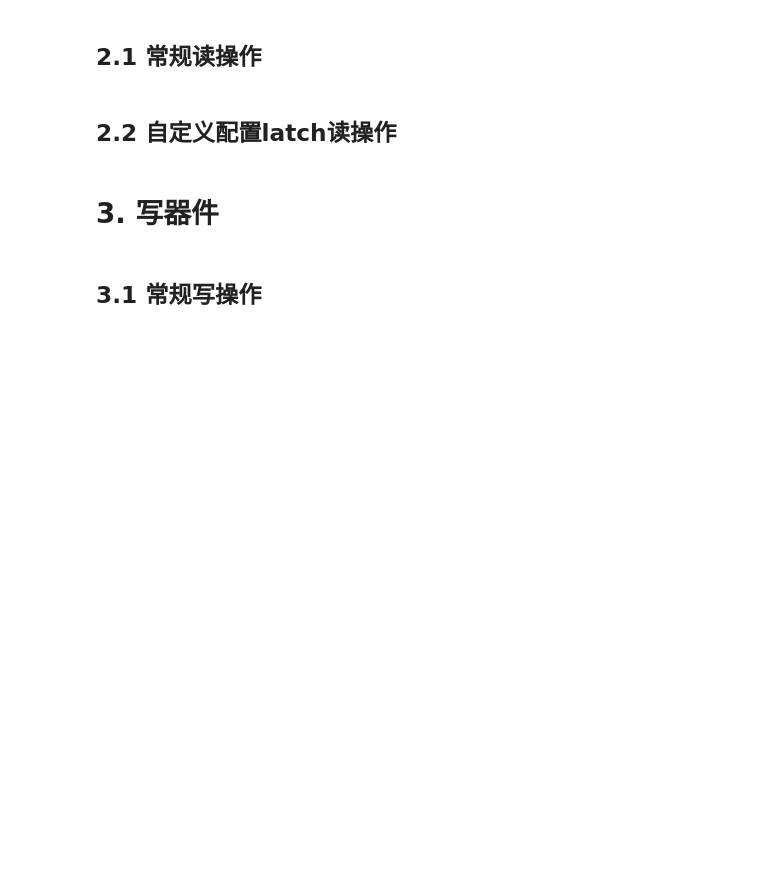
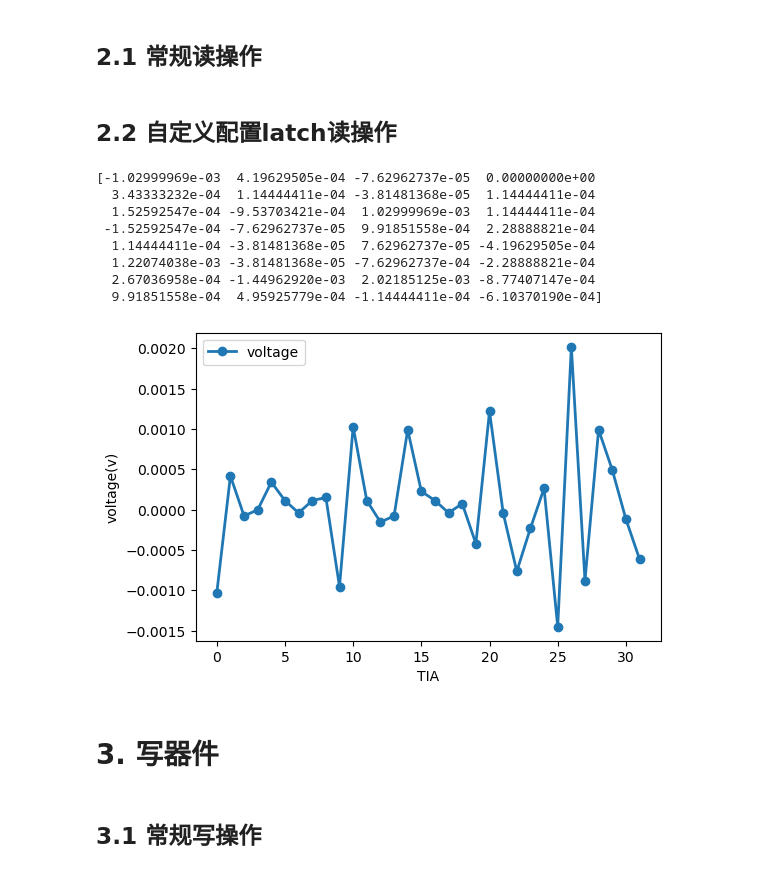
Before and after one commit to bei-meng/host_computer, a Jupyter notebook: examples/1debug模式示例.ipynb, the cells around one changed output. Cells and saved outputs as stored; diff of their text form; code cells hidden in the pictures; blank space fills up the shorter version.

```diff
--- a/examples/1debug模式示例.ipynb
+++ b/examples/1debug模式示例.ipynb
@@ -13,7 +13,7 @@ from command.singleCmdInfo import *
 
 from util import plot_v_cond,plot_v
 # %%
-chip=CHIP(PS(host="192.168.1.11", port = 7, debug=0),init=True)
+chip=CHIP(PS(host="192.168.1.10", port = 7, debug=0),init=True)
 # deviceType参数：0为ReRAM，1为ECRAM
 # IsNew32参数：False为v1版本，True为v2版本
 chip.set_device_cfg(deviceType=0,IsNew32=True)
@@ -53,33 +56,39 @@ chip.set_op_mode(read=True,from_row=True)
 print(chip.setting.TIA_index_map(100,col=True))
 # %%
 chip.set_op_mode(read=True,from_row=True)
-chip.set_dac_read_V(0.1)
+chip.set_dac_read_V(0.1,tg=0)
 chip.set_tia_gain(1)
 
 
 # 先需要reset所有的latch
-chip.set_cim_reset()
+# chip.set_cim_reset()
 
 # # 选任意行配ltach
 # # # 选任意行bank配32bit值
 # chip.set_latch([11],row=True)
-# chip.set_bank([i for i in range(1)],row=True,value=0xFF)
+chip.set_bank([i for i in range(1)],row=True,value=0xFF)
 
 
 
-# chip.set_latch([100],row=False)
-# chip.set_bank([100],row=False,value=0x1)
+chip.set_latch([100],row=False)
+# chip.set_bank([100],row=False)
 
-for i in range(10):
-# 产生读脉冲, 并读出tia值
-    chip.generate_read_pulse()
-    voltage = chip.get_tia_out([22])
-    print(voltage)
-    # plot_v(v= voltage,figsize=(6,4))
-# tia = chip.setting.TIA_index_map(col)
-# print(tia)
+chip.generate_read_pulse()
+voltage = chip.get_tia_out([i for i in range(32)])
+print(voltage)
 
-# plot_v(v= voltage,figsize=(6,4))
+
+plot_v(v= voltage,figsize=(6,4))
+# %% [output]
+[-1.02999969e-03  4.19629505e-04 -7.62962737e-05  0.00000000e+00
+  3.43333232e-04  1.14444411e-04 -3.81481368e-05  1.14444411e-04
+  1.52592547e-04 -9.53703421e-04  1.02999969e-03  1.14444411e-04
+ -1.52592547e-04 -7.62962737e-05  9.91851558e-04  2.28888821e-04
+  1.14444411e-04 -3.81481368e-05  7.62962737e-05 -4.19629505e-04
+  1.22074038e-03 -3.81481368e-05 -7.62962737e-04 -2.28888821e-04
+  2.67036958e-04 -1.44962920e-03  2.02185125e-03 -8.77407147e-04
+  9.91851558e-04  4.95925779e-04 -1.14444411e-04 -6.10370190e-04]
+[figure, added]
 # %%
 for i in range(10):
 # 产生读脉冲, 并读出tia值
```
Also changed, not shown: parts of 1 cell of this notebook, 13 other files.
